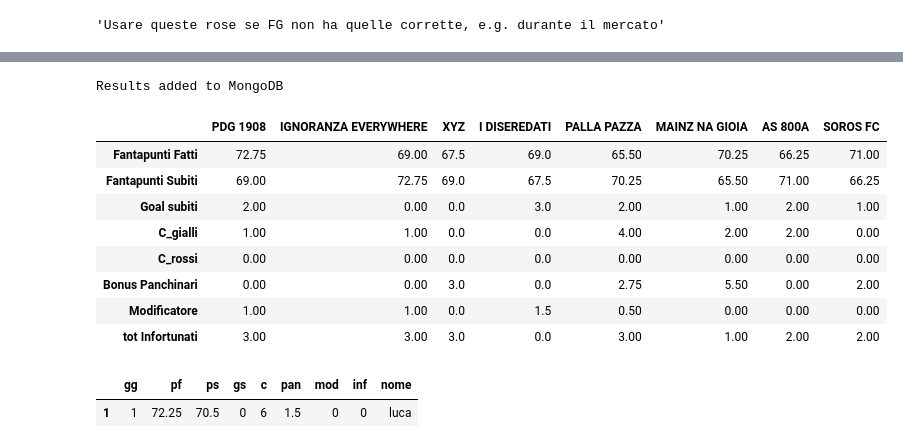
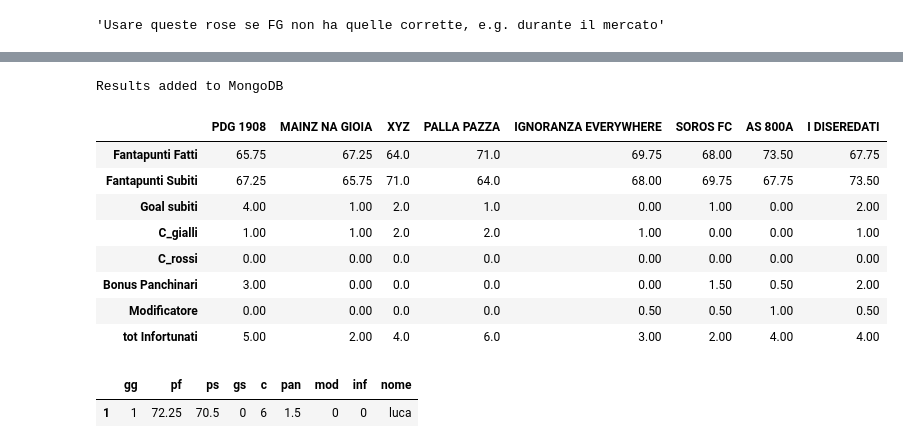
Before and after one commit to lucaagozzino/Fantapalla_Forever_database, a Jupyter notebook: IGNOBEL/IGNOBEL.ipynb, the cells around one changed output, grey strips where cells are left out. Saved outputs shown, nothing was run; the diff lists cells and outputs as text; code cells hidden in the pictures.

```diff
--- a/IGNOBEL/IGNOBEL.ipynb
+++ b/IGNOBEL/IGNOBEL.ipynb
@@ -63,4 +97,6 @@ CI
-# %%
-F = fantapunti_fatti(giornata=1)
-# %%
-S = fantapunti_subiti(giornata=21)
+# %%
+try:
+    F = fantapunti_fatti(giornata)
+    print(F)
+except:
+    print('try again')
@@ -66,0 +109,6 @@ S = fantapunti_subiti(giornata=21)
+# %%
+try:
+    S = fantapunti_subiti(giornata)
+    print(S)
+except:
+    print('try again')
@@ -121,33 +175,38 @@ def create_results_post(season, matchday, df, post_to_mongo=False):
     else:
         return post
 # %%
-giornata=3
-while True:
+from time import sleep
+#giornata=7
+
+#tot = IGNOBEL_tot(giornata)
+
+while False:
     try:
         tot = IGNOBEL_tot(giornata)
         break
     except:
         print('retrying')
+        sleep(3)
         continue
 
 create_results_post('2021-22', giornata, tot, post_to_mongo=True)
 tot
 
 
 #tot.to_pickle("Dati_storici/Giornata_"+str(giornata)+".pkl")
 #crea 8 dataframe individuali con i dati aggiornati fino alla giornata indicata
 #aggiorna_database(giornata)
 # %% [output]
 Results added to MongoDB
-|  | PDG 1908 | IGNORANZA EVERYWHERE | XYZ | I DISEREDATI | PALLA PAZZA | MAINZ NA GIOIA | AS 800A | SOROS FC |
-| Fantapunti Fatti | 72.75 | 69.00 | 67.5 | 69.0 | 65.50 | 70.25 | 66.25 | 71.00 |
-| Fantapunti Subiti | 69.00 | 72.75 | 69.0 | 67.5 | 70.25 | 65.50 | 71.00 | 66.25 |
-| Goal subiti | 2.00 | 0.00 | 0.0 | 3.0 | 2.00 | 1.00 | 2.00 | 1.00 |
-| C_gialli | 1.00 | 1.00 | 0.0 | 0.0 | 4.00 | 2.00 | 2.00 | 0.00 |
+|  | PDG 1908 | MAINZ NA GIOIA | XYZ | PALLA PAZZA | IGNORANZA EVERYWHERE | SOROS FC | AS 800A | I DISEREDATI |
+| Fantapunti Fatti | 65.75 | 67.25 | 64.0 | 71.0 | 69.75 | 68.00 | 73.50 | 67.75 |
+| Fantapunti Subiti | 67.25 | 65.75 | 71.0 | 64.0 | 68.00 | 69.75 | 67.75 | 73.50 |
+| Goal subiti | 4.00 | 1.00 | 2.0 | 1.0 | 0.00 | 1.00 | 0.00 | 2.00 |
+| C_gialli | 1.00 | 1.00 | 2.0 | 2.0 | 1.00 | 0.00 | 0.00 | 1.00 |
 | C_rossi | 0.00 | 0.00 | 0.0 | 0.0 | 0.00 | 0.00 | 0.00 | 0.00 |
-| Bonus Panchinari | 0.00 | 0.00 | 3.0 | 0.0 | 2.75 | 5.50 | 0.00 | 2.00 |
-| Modificatore | 1.00 | 1.00 | 0.0 | 1.5 | 0.50 | 0.00 | 0.00 | 0.00 |
-| tot Infortunati | 3.00 | 3.00 | 3.0 | 0.0 | 3.00 | 1.00 | 2.00 | 2.00 |
+| Bonus Panchinari | 3.00 | 0.00 | 0.0 | 0.0 | 0.00 | 1.50 | 0.50 | 2.00 |
+| Modificatore | 0.00 | 0.00 | 0.0 | 0.0 | 0.50 | 0.50 | 1.00 | 0.50 |
+| tot Infortunati | 5.00 | 2.00 | 4.0 | 6.0 | 3.00 | 2.00 | 4.00 | 4.00 |
 # %%
 #voti_all = scarica_voti(giornata = 3, stagione = '2020-21')
 #scarica il dataframe con tutti i voti direttamente da fantacalcio.it
```
Also changed, not shown: parts of 14 cells of this notebook, 20 other files.
